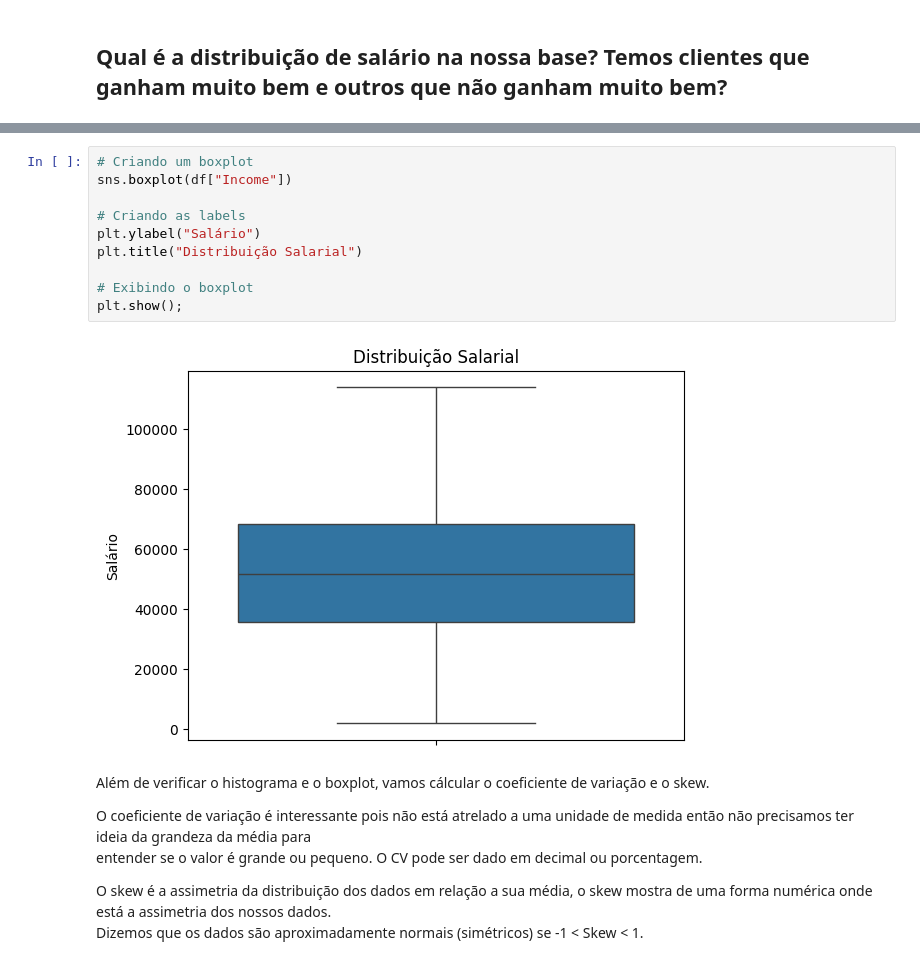
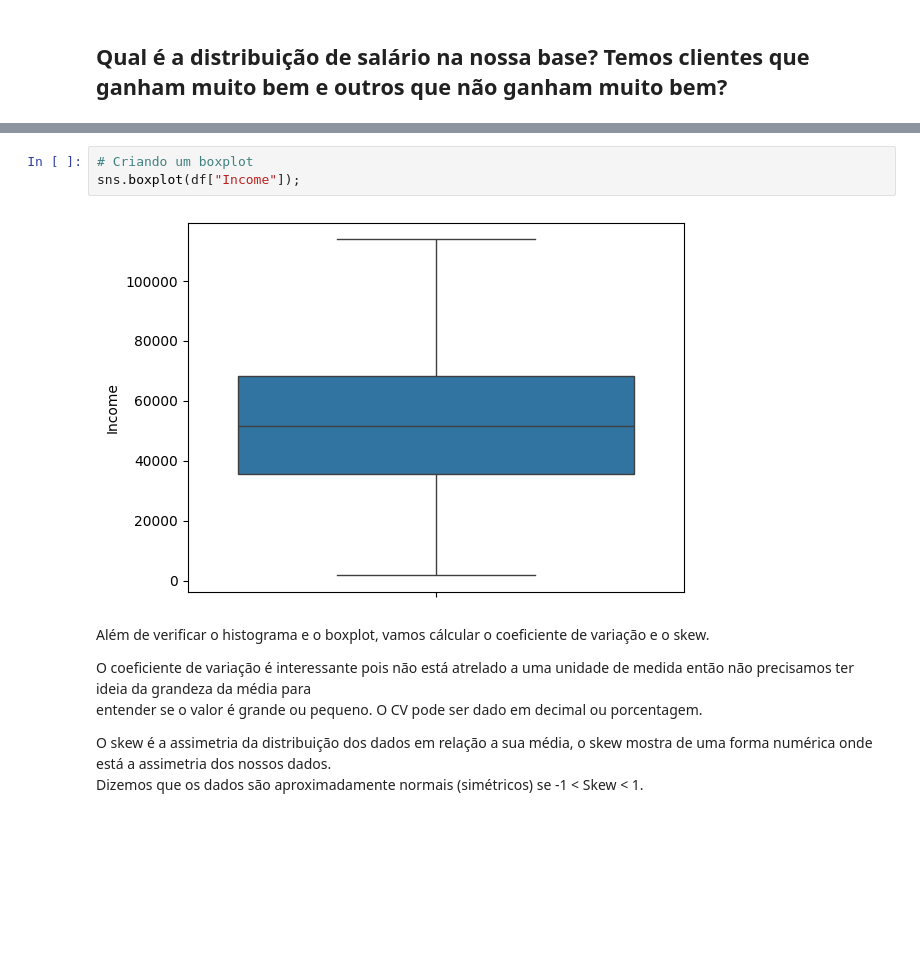
Before and after one commit to joaohsilva416/Desafio-Ifood, a Jupyter notebook: notebooks/Desafio Ifood.ipynb, the cells around one changed output, grey strips where cells are left out. Cells and saved outputs as stored; diff of their text form; blank space fills up the shorter version.

```diff
--- a/notebooks/Desafio Ifood.ipynb
+++ b/notebooks/Desafio Ifood.ipynb
@@ -243,15 +236,8 @@ plt.show();
 # %%
 # Criando um boxplot
-sns.boxplot(df["Income"])
-
-# Criando as labels
-plt.ylabel("Salário")
-plt.title("Distribuição Salarial")
-
-# Exibindo o boxplot
-plt.show();
+sns.boxplot(df["Income"]);
 # %% [output]
-[figure, old version]
+[figure, new version]
 # %% [markdown]
 Além de verificar o histograma e o boxplot, vamos cálcular o coeficiente de variação e o skew.
 
```
Also changed, not shown: parts of 9 cells of this notebook.
